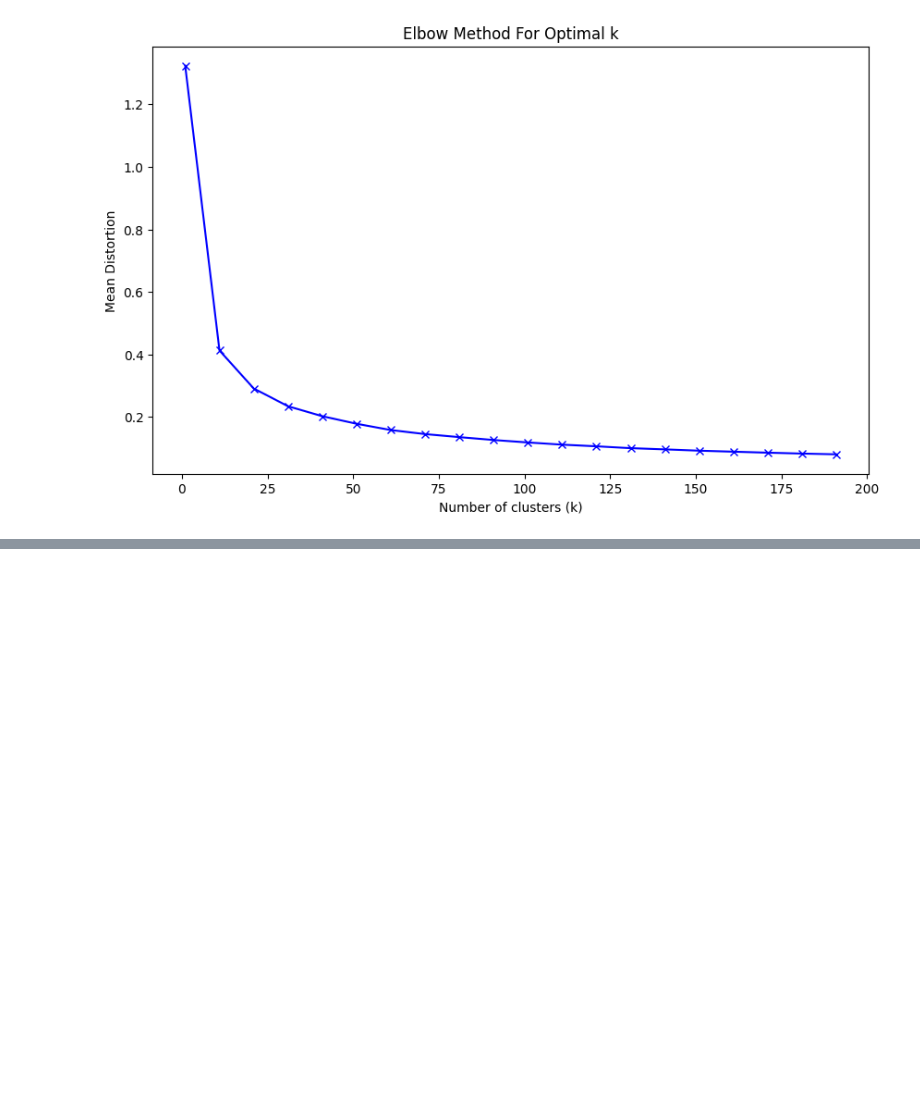
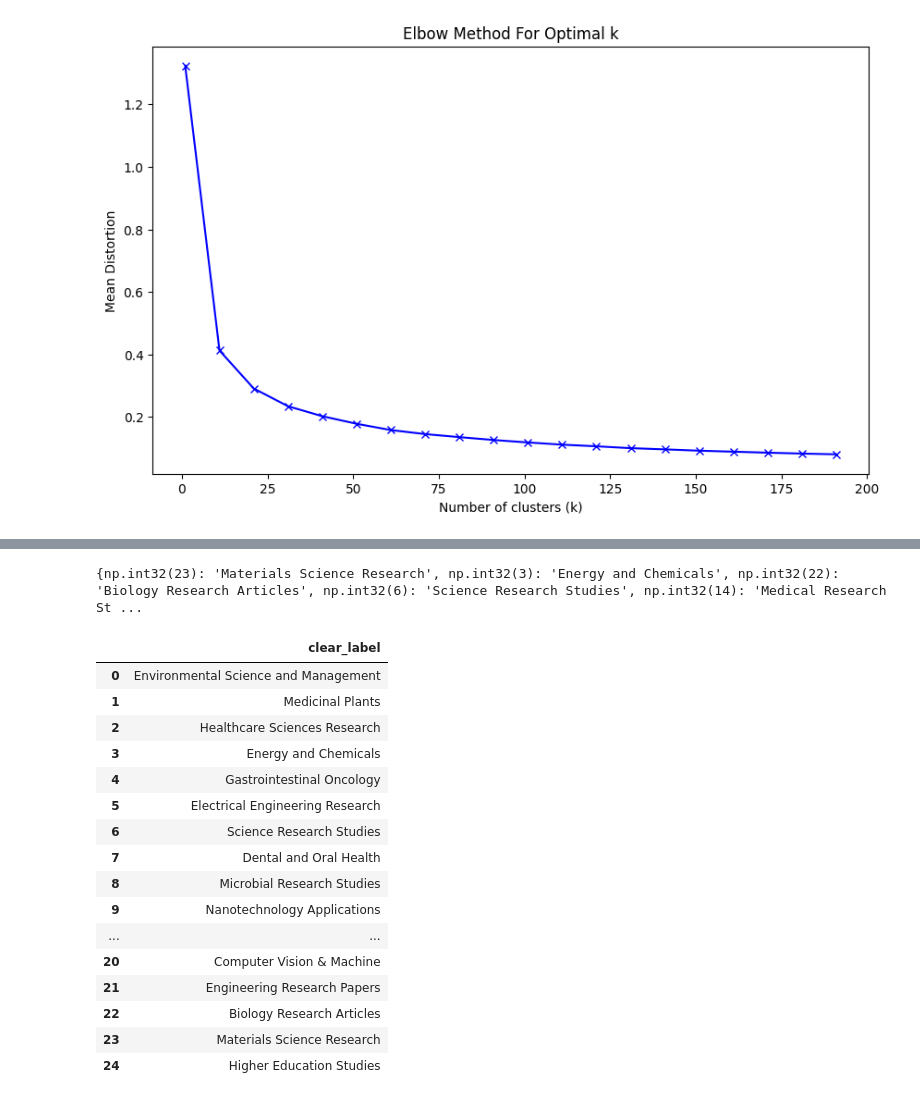
Before and after one commit to Coded5/askjim, a Jupyter notebook: model_creation/cluster_projections.ipynb, the cells around one changed output, grey strips where cells are left out. Saved outputs shown, nothing was run; the diff lists cells and outputs as text; code cells hidden in the pictures; blank space fills up the shorter version.

```diff
--- a/model_creation/cluster_projections.ipynb
+++ b/model_creation/cluster_projections.ipynb
@@ -95,9 +66,9 @@ def get_cluster_label_local(titles_list):
 
     prompt = f"""
     Analyze the following list of document titles and generate a concise,
-    3-5 word category label that best describes them.
+    3-5 word category label that best describes them try to be general.
 
-    Return ONLY the label. No explanations.
+    Return ONLY the label. NO explanations. NO bullet points.
 
     Titles:
     {formatted_list}
@@ -119,0 +93,9 @@ topic
+# %%
+clear_labels = {}
+
+for cluster in df.cluster.unique():
+    cluster_df = df[df['cluster'] == cluster]
+    topic_label = get_cluster_label_local(cluster_df['title'].sample(50).tolist())
+    topic_label = topic_label.split('\n')[0]  # Get only the first line in case of extra newlines
+    print(f"Cluster {cluster}: {topic_label}")
+    clear_labels[cluster] = topic_label
@@ -119,0 +120,30 @@ topic
+# %%
+#Strip non alphabetical characters at the start and end of the labels
+for cluster, label in clear_labels.items():
+    clear_labels[cluster] = label.strip(" .,-_!@#$%^&*()[]{};:'\"<>?/\\|`~")
+
+print(clear_labels)
+# %% [output]
+{np.int32(23): 'Materials Science Research', np.int32(3): 'Energy and Chemicals', np.int32(22): 'Biology Research Articles', np.int32(6): 'Science Research Studies', np.int32(14): 'Medical Research St ...
+# %%
+#Create a new dataframe column with the clear labels
+topics = pd.DataFrame.from_dict(clear_labels, orient='index', columns=['clear_label']).sort_index()
+topics
+# %% [output]
+|  | clear_label |
+| 0 | Environmental Science and Management |
+| 1 | Medicinal Plants |
+| 2 | Healthcare Sciences Research |
+| 3 | Energy and Chemicals |
+| 4 | Gastrointestinal Oncology |
+| 5 | Electrical Engineering Research |
+| 6 | Science Research Studies |
+| 7 | Dental and Oral Health |
+| 8 | Microbial Research Studies |
+| 9 | Nanotechnology Applications |
+| ... | ... |
+| 20 | Computer Vision & Machine |
+| 21 | Engineering Research Papers |
+| 22 | Biology Research Articles |
+| 23 | Materials Science Research |
+| 24 | Higher Education Studies |
```
Also changed, not shown: parts of 7 cells of this notebook, 2 other files.
